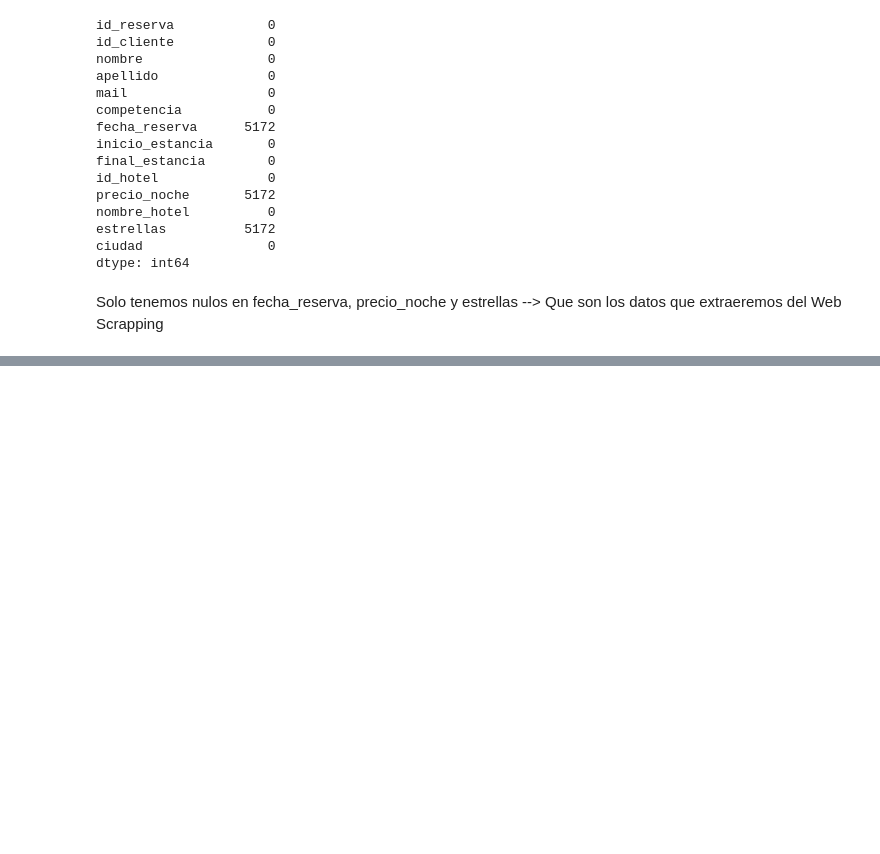
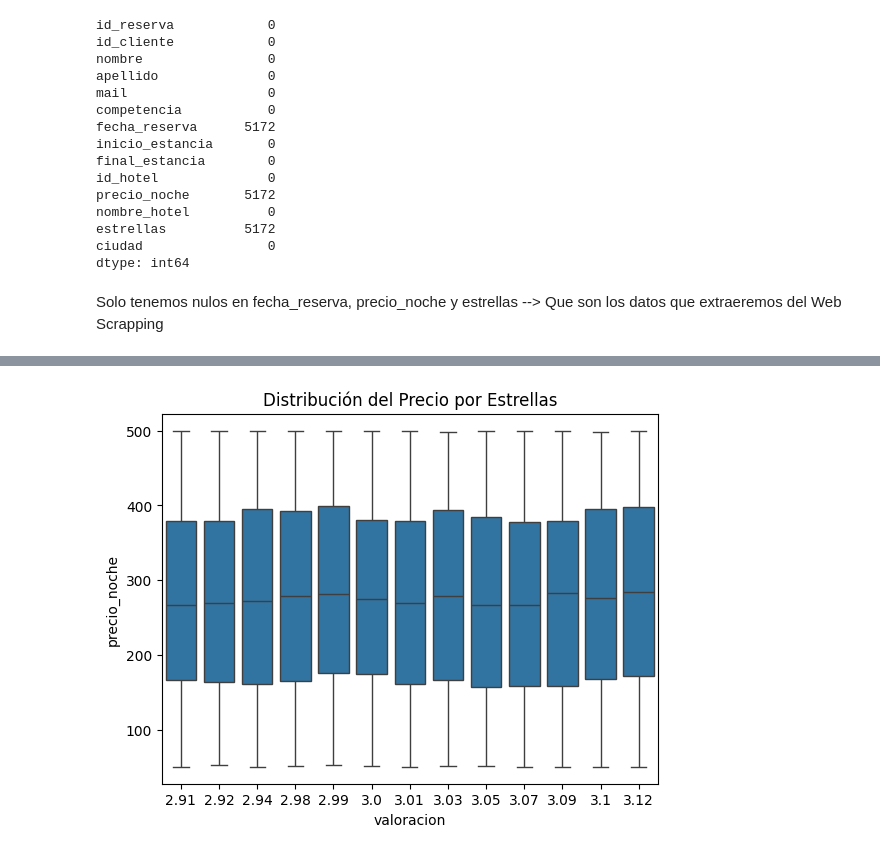
Before and after one commit to Vic4s/ETL_Hoteles, a Jupyter notebook: notebook_limpio/inicial_limpio.ipynb, the cells around one changed output, grey strips where cells are left out. Saved outputs shown, nothing was run; the diff lists cells and outputs as text; code cells hidden in the pictures; blank space fills up the shorter version.

```diff
--- a/notebook_limpio/inicial_limpio.ipynb
+++ b/notebook_limpio/inicial_limpio.ipynb
@@ -856,0 +1070,6 @@ Solo tenemos nulos en fecha_reserva, precio_noche y estrellas --> Que son los da
+# %%
+sns.boxplot(data=df_propios, x="valoracion", y="precio_noche")
+plt.title("Distribución del Precio por Estrellas")
+plt.show()
+# %% [output]
+[figure, added]
```
Also changed, not shown: parts of 34 cells of this notebook, 4 other files.
